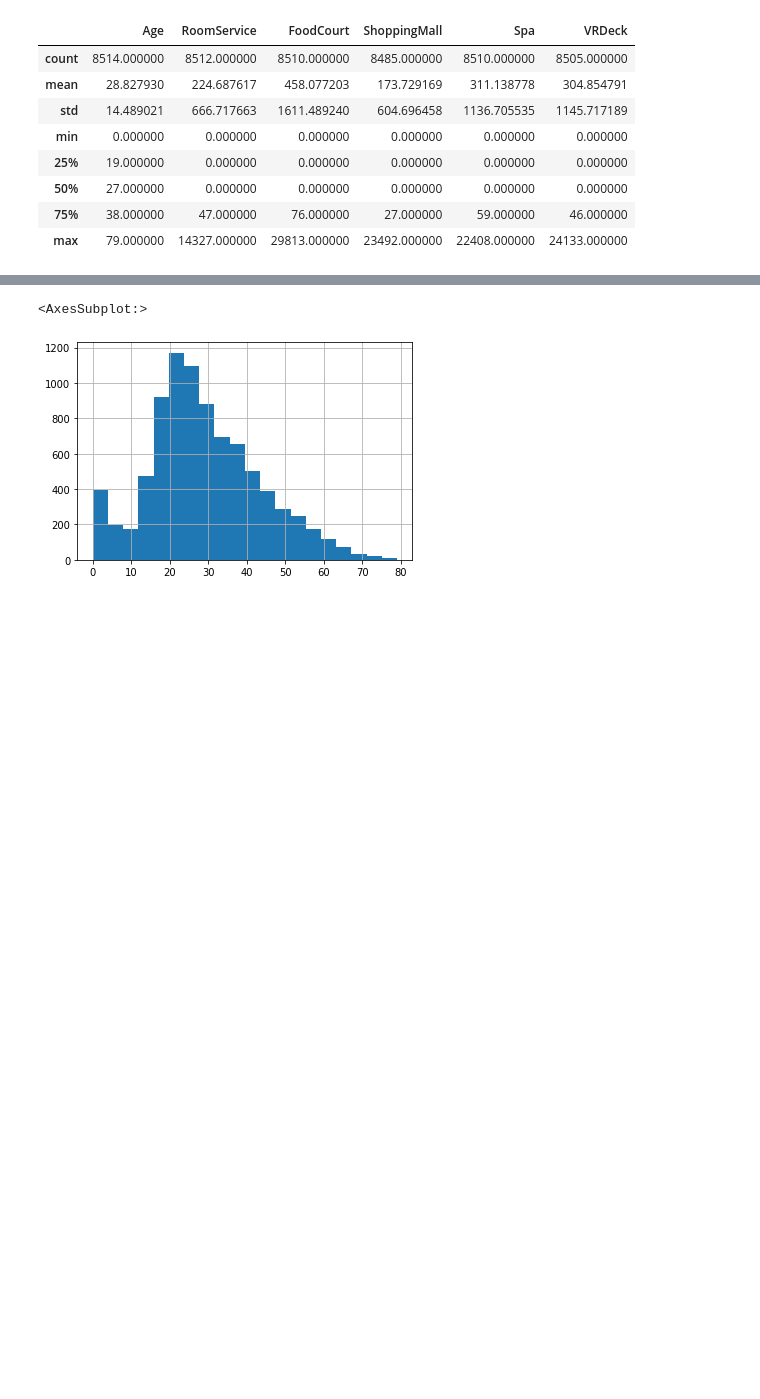
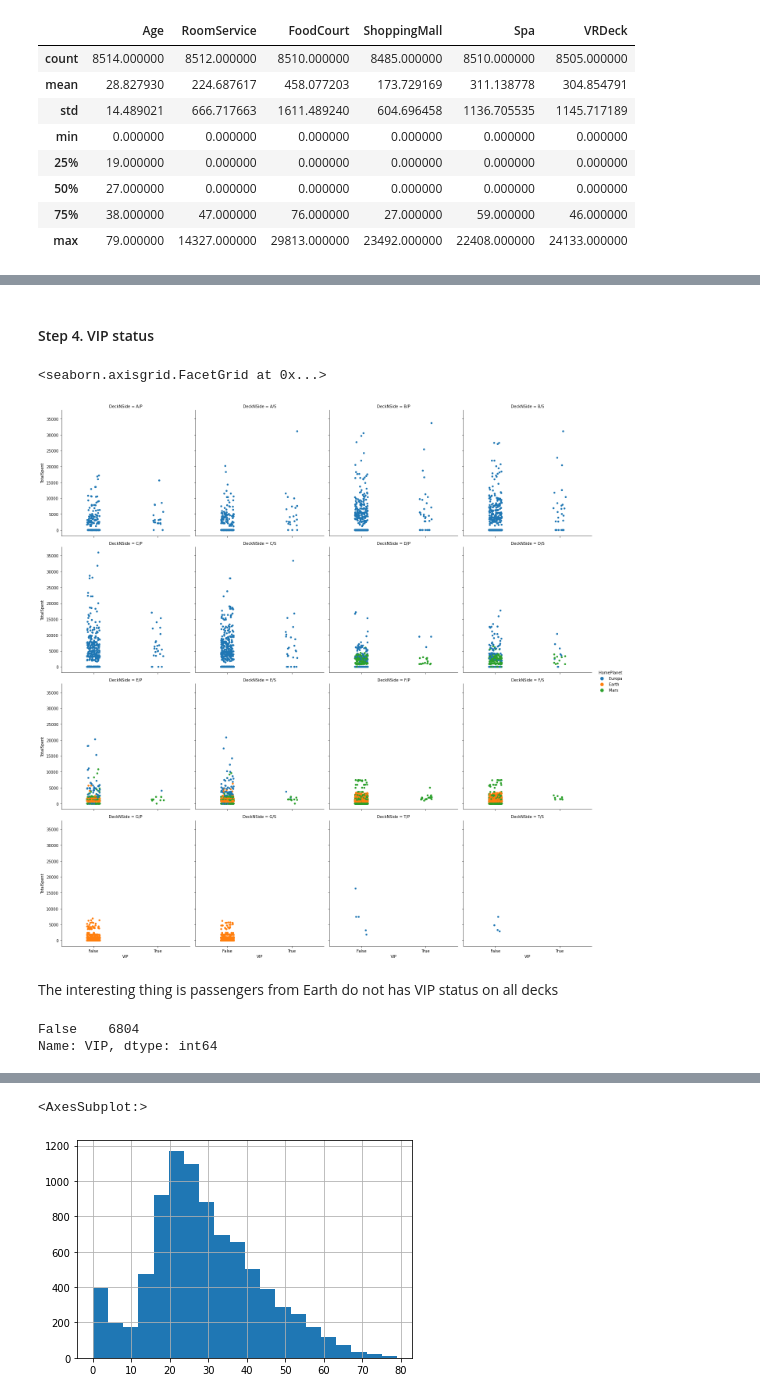
Before and after one commit to sharuhinda/ds_spaceship, a Jupyter notebook: ds_test.ipynb, the cells around one changed output, grey strips where cells are left out. Cells and saved outputs as stored; diff of their text form; code cells hidden in the pictures; blank space fills up the shorter version.

Commit message:
2nd test update

```diff
--- a/ds_test.ipynb
+++ b/ds_test.ipynb
@@ -50,0 +420,3 @@ There are total 8693 entries in dataset and only 'Transported' and 'PassengerID'
+# %%
+groups_mult_members = sorted(list(df[df['HasGroup'] == True]['GroupId'].unique()))
+print('There are {} groups with multiple members'.format(len(groups_mult_members)))
@@ -50,0 +427,6 @@ There are total 8693 entries in dataset and only 'Transported' and 'PassengerID'
+# %%
+features_to_test = ['HomePlanet', 'Destination', 'CryoSleep', 'VIP']
+groups_df = df[df['HasGroup'] == True].groupby(by='GroupId', dropna=False)[features_to_test].agg(
+    [pd.Series.nunique, lambda x: list(set(x))]
+    )
+groups_df.head()
@@ -50,0 +463,10 @@ There are total 8693 entries in dataset and only 'Transported' and 'PassengerID'
+# %%
+print('Number of NaN values in "HomePlanet" feature in multimember-groups BEFORE cleaning')
+len(df[df['GroupId'].isin(groups_mult_members) & df['HomePlanet'].isna()])
+for group in groups_mult_members:
+    if groups_df.loc[group, ('HomePlanet', 'nunique')] > 0:
+        for value in groups_df.loc[group, ('HomePlanet', '<lambda_0>')]:
+            if not value is np.nan:
+                df.loc[(df['GroupId'] == group) & df['HomePlanet'].isna(), 'HomePlanet'] = value
+print('Number of NaN values in "HomePlanet" feature in multimember-groups AFTER cleaning')
+len(df[df['GroupId'].isin(groups_mult_members) & df['HomePlanet'].isna()])
@@ -50,0 +507,20 @@ There are total 8693 entries in dataset and only 'Transported' and 'PassengerID'
+# %% [markdown]
+#### Step 4. VIP status
+# %%
+sns.catplot(
+    x='VIP', y='TotalSpent',
+    hue='HomePlanet', kind='strip',
+    data=df,
+    col='DeckNSide', col_wrap=4,
+    col_order=sorted(list(df[df['DeckNSide'].notna()].DeckNSide.unique()))
+)
+# %% [output]
+<seaborn.axisgrid.FacetGrid at 0x...>
+[figure, added]
+# %% [markdown]
+The interesting thing is passengers from Earth do not has VIP status on all decks
+# %%
+df[df['HomePlanet'] == 'Earth']['VIP'].value_counts()
+# %% [output]
+False    6804
+Name: VIP, dtype: int64
```
Also changed, not shown: parts of 99 cells of this notebook, 1 other file.
